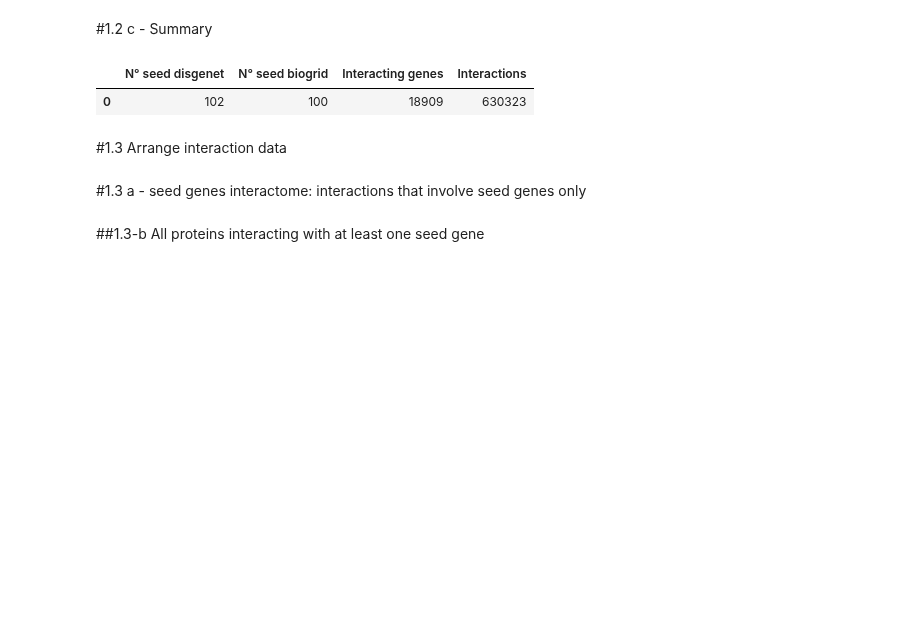
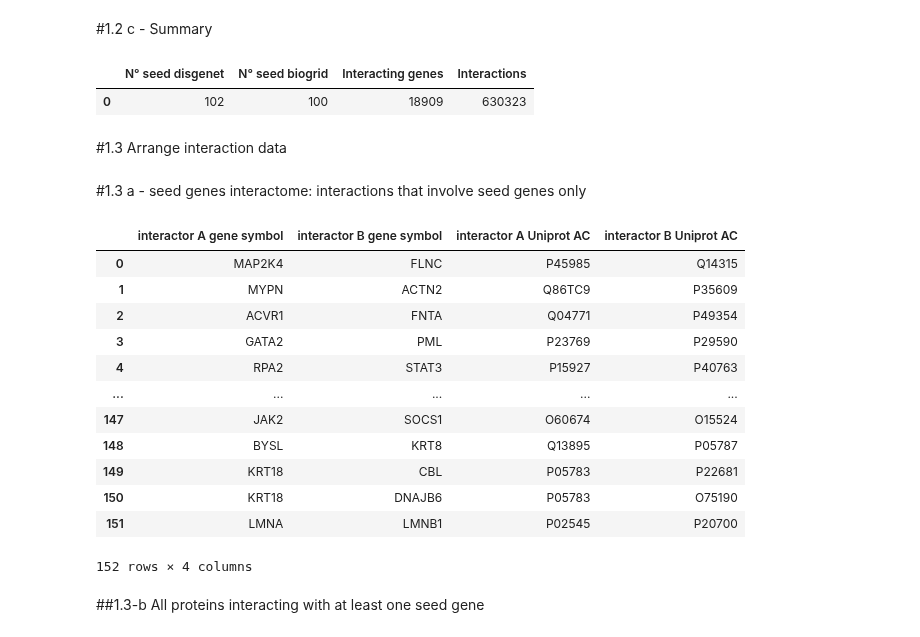
Before and after one commit to AlessandroTaglieri/Project_Bioinformatics, a Jupyter notebook: First project/BI_hw1.ipynb, the cells around one changed output. Drawn from its saved outputs; the diff is of its cells as text; code cells hidden in the pictures; blank space fills up the shorter version.

```diff
--- a/First project/BI_hw1.ipynb
+++ b/First project/BI_hw1.ipynb
@@ -328,6 +314,22 @@ only_seed_interactions_df = pd.DataFrame(only_seed_data,columns=columns)
 #save gene seed interactions into csv file
 filename = dataset_folder + '1.3/gsi.csv'
 only_seed_interactions_df.to_csv(filename, sep='\t',index=False)
+# %%
+only_seed_interactions_df
+# %% [output]
+|  | interactor A gene symbol | interactor B gene symbol | interactor A Uniprot AC | interactor B Uniprot AC |
+| 0 | MAP2K4 | FLNC | P45985 | Q14315 |
+| 1 | MYPN | ACTN2 | Q86TC9 | P35609 |
+| 2 | ACVR1 | FNTA | Q04771 | P49354 |
+| 3 | GATA2 | PML | P23769 | P29590 |
+| 4 | RPA2 | STAT3 | P15927 | P40763 |
+| ... | ... | ... | ... | ... |
+| 147 | JAK2 | SOCS1 | O60674 | O15524 |
+| 148 | BYSL | KRT8 | Q13895 | P05787 |
+| 149 | KRT18 | CBL | P05783 | P22681 |
+| 150 | KRT18 | DNAJB6 | P05783 | O75190 |
+| 151 | LMNA | LMNB1 | P02545 | P20700 |
+152 rows × 4 columns
 # %% [markdown]
 ##1.3-b All proteins interacting with at least one seed gene
 # %%
```
Also changed, not shown: parts of 43 cells of this notebook.
